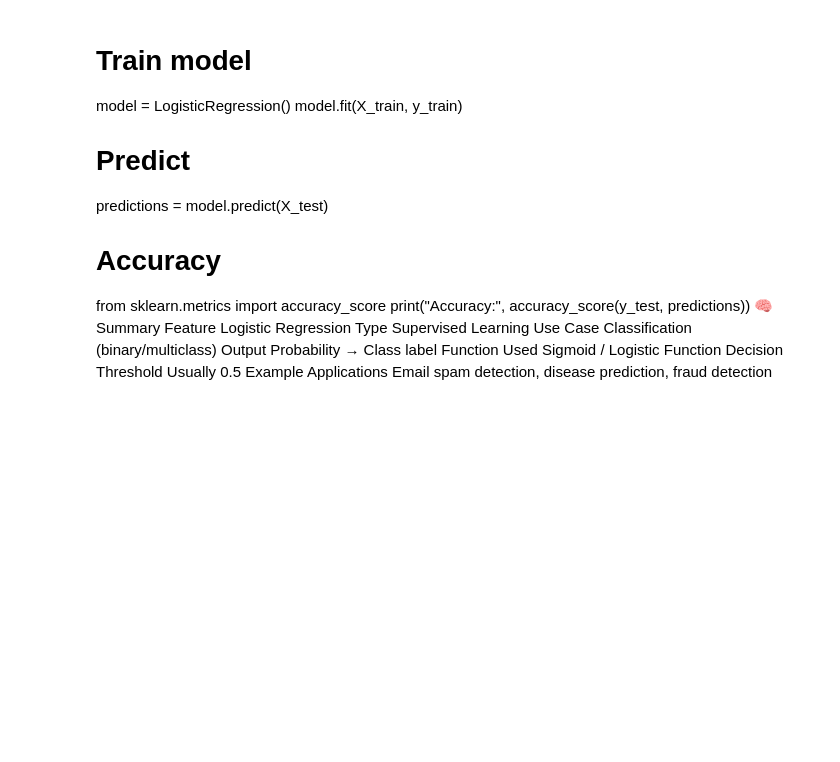
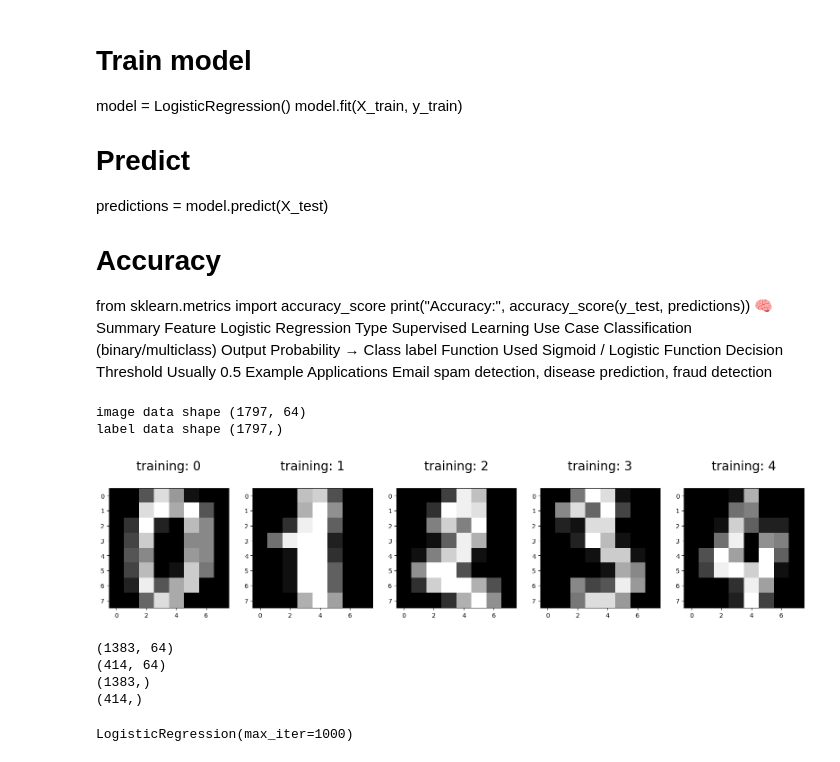
Before and after one commit to JdMohamed/machine-learning, a Jupyter notebook: supervised_machine_learning.ipynb, the cells around one changed output. Cells and saved outputs as stored; diff of their text form; code cells hidden in the pictures; blank space fills up the shorter version.

```diff
--- a/supervised_machine_learning.ipynb
+++ b/supervised_machine_learning.ipynb
@@ -272,3 +272,26 @@ Output	Probability → Class label
 Function Used	Sigmoid / Logistic Function
 Decision Threshold	Usually 0.5
 Example Applications	Email spam detection, disease prediction, fraud detection
+# %%
+from ast import increment_lineno
+from sklearn.datasets import load_digits
+from sklearn.model_selection import train_test_split
+import numpy as np
+import matplotlib.pyplot as plt
+import seaborn as sns
+from sklearn import metrics
+%matplotlib inline
+digits = load_digits()
+print("image data shape", digits.data.shape)
+print("label data shape", digits.target.shape)
+# %% [output]
+image data shape (1797, 64)
+label data shape (1797,)
+# %%
+plt.figure(figsize=(20,4))
+for index, (image,label) in enumerate(zip(digits.data[0:5],digits.target[0:5])):
+  plt.subplot(1,5,index+1)
+  plt.imshow(np.reshape(image,(8,8)),cmap=plt.cm.gray)
+  plt.title('training: %i\n' % label,fontsize=20)
+# %% [output]
+[figure, added]
@@ -274,0 +300,16 @@ Example Applications	Email spam detection, disease prediction, fraud detection
+# %%
+print(X_train.shape)
+print(x_test.shape)
+print(y_train.shape)
+print(y_test.shape)
+# %% [output]
+(1383, 64)
+(414, 64)
+(1383,)
+(414,)
+# %%
+from sklearn.linear_model import LogisticRegression
+regressor = LogisticRegression(max_iter=1000)
+regressor.fit(X_train,y_train)
+# %% [output]
+LogisticRegression(max_iter=1000)
```
Also changed, not shown: parts of 3 cells of this notebook.
